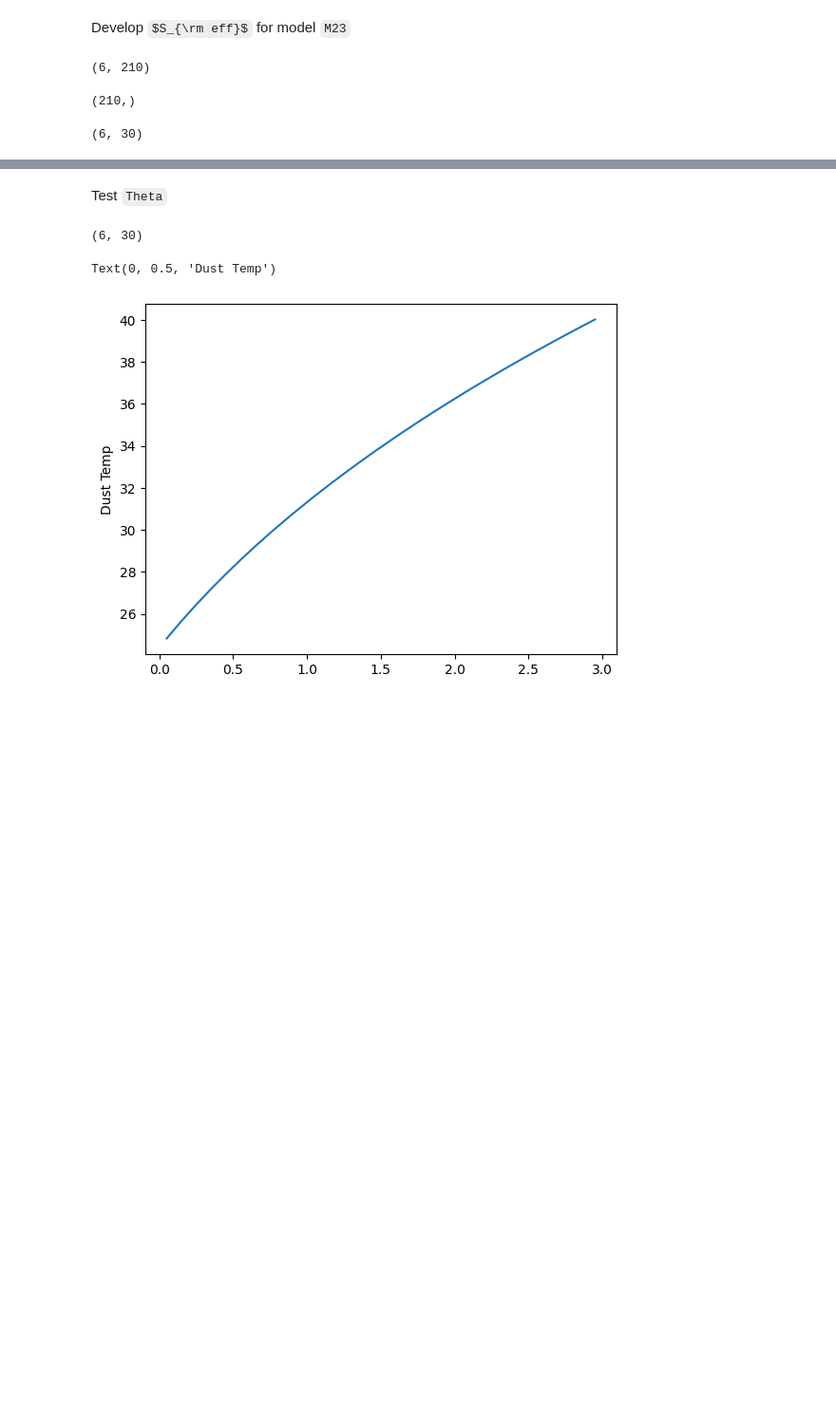
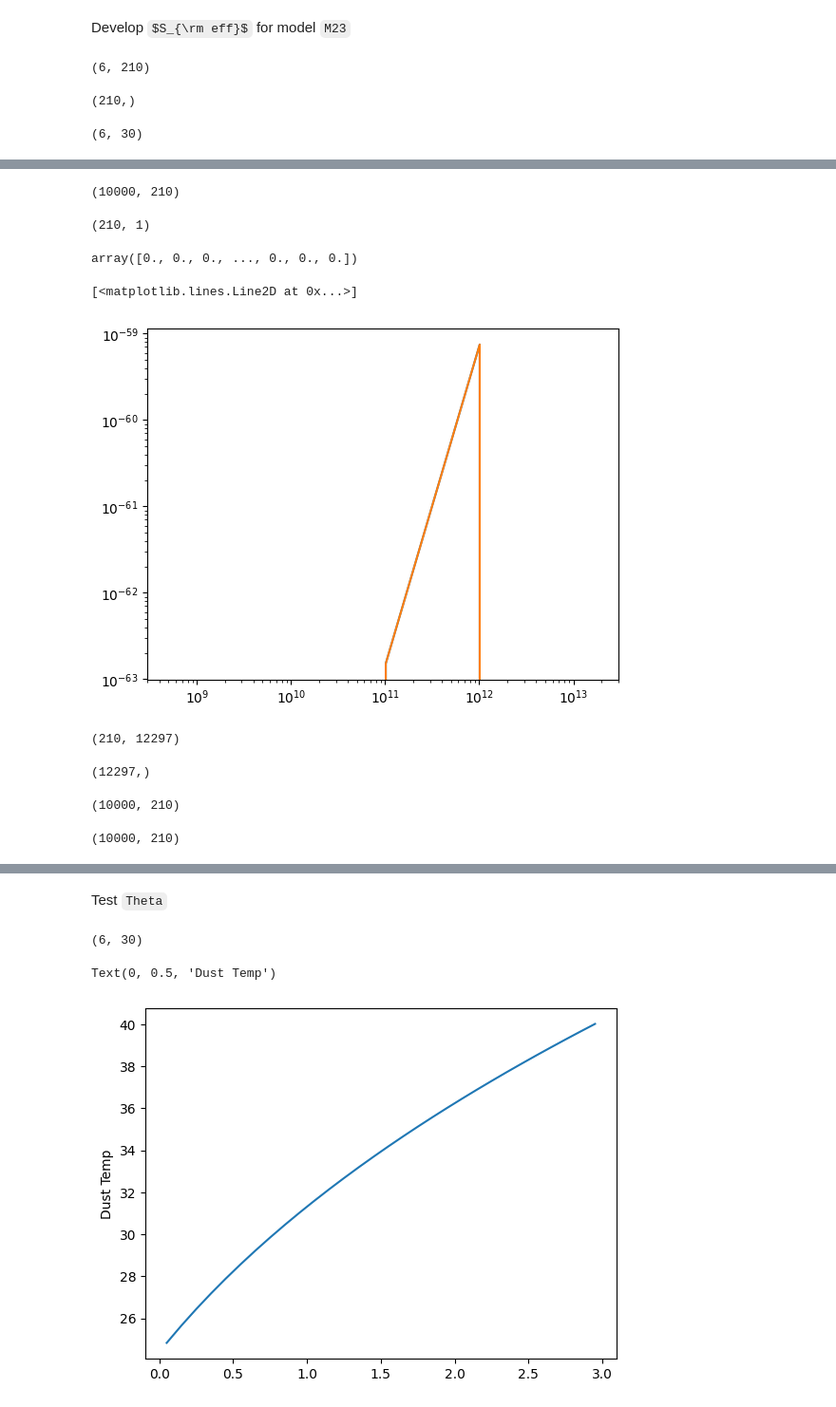
Before and after one commit to destrys/galCIB, a Jupyter notebook: base-lcdm.ipynb, the cells around one changed output, grey strips where cells are left out. Shown at 95% size. Drawn from its saved outputs; the diff is of its cells as text; code cells hidden in the pictures; some formulas as TeX source; blank space fills up the shorter version.

```diff
--- a/base-lcdm.ipynb
+++ b/base-lcdm.ipynb
@@ -175,0 +268,43 @@ seff_interp_func(z).shape
+# %%
+tst = cib.Seff(params = (1.7, 20000, 0.36), model = 'Y23')
+tst.shape
+# %% [output]
+(10000, 210)
+# %%
+tst_func = lambda z_idx: interp_slice(consts.nu_primes[:,z_idx[0]],
+                                               tst[:, z_idx[0]])
+# %%
+np.arange(consts.nu_primes.shape[1]).reshape(-1,1).shape
+# %% [output]
+(210, 1)
+# %%
+tst_func(np.array([5]))
+# %% [output]
+array([0., 0., 0., ..., 0., 0., 0.])
+# %%
+tst_interp = np.apply_along_axis(tst_func, axis = 1,
+                    arr=
+                    )
+# %%
+plt.loglog(filtfreq[0],
+           interp_slice(consts.nu_primes[:,0], tst[:,0]))
+plt.loglog(filtfreq[0], tst_interp[0])
+# %% [output]
+[<matplotlib.lines.Line2D at 0x...>]
+[figure, added]
+# %%
+tst_interp.shape
+# %% [output]
+(210, 12297)
+# %%
+filtfreq[0].shape
+# %% [output]
+(12297,)
+# %%
+consts.nu_primes.shape
+# %% [output]
+(10000, 210)
+# %%
+tst.shape
+# %% [output]
+(10000, 210)
```
Also changed, not shown: parts of 23 cells of this notebook, 2 other files.
